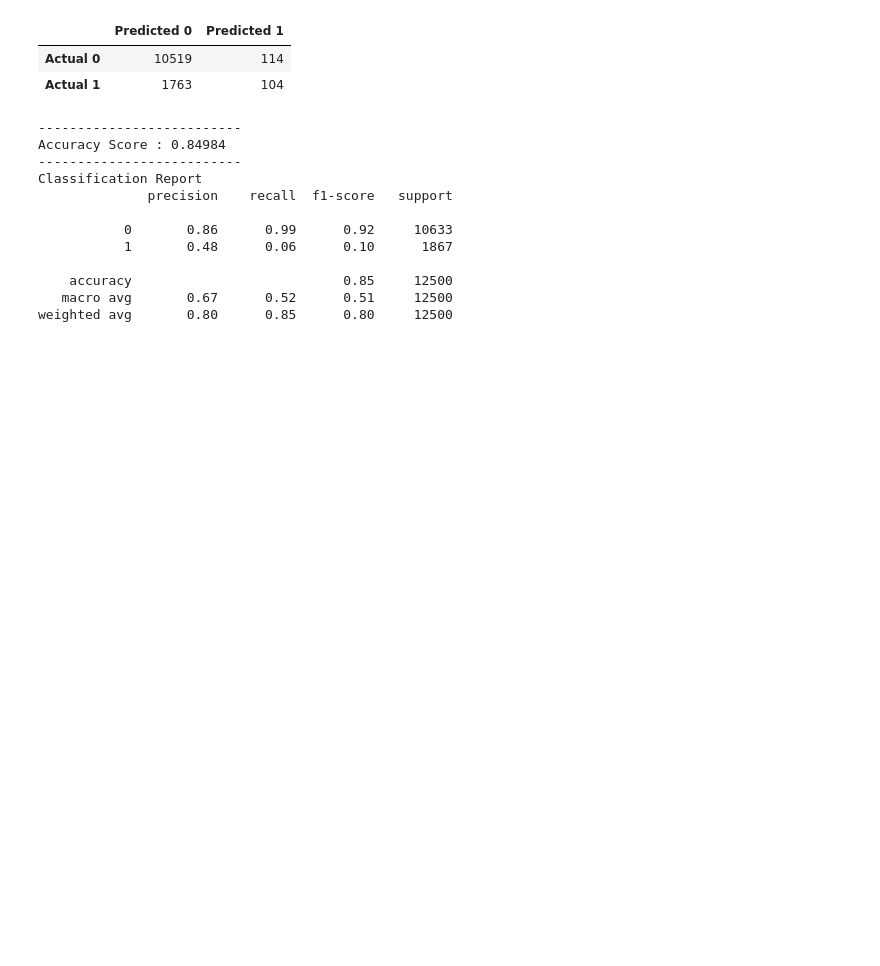
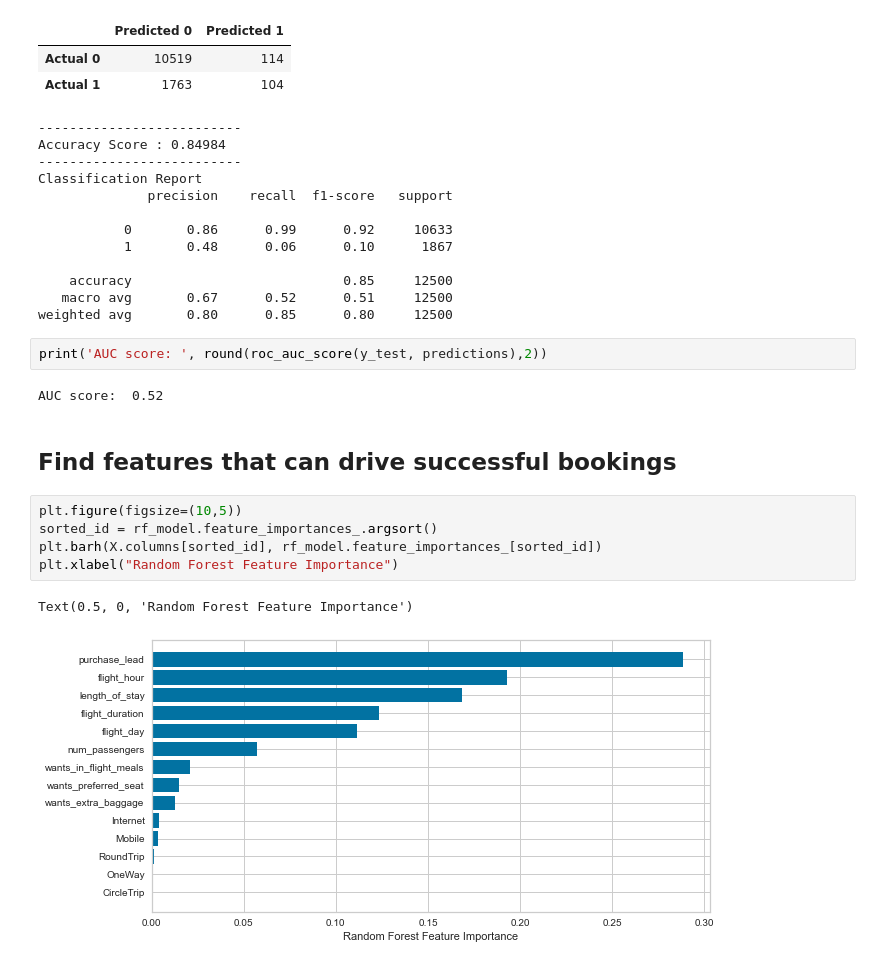
Before and after one commit to MireyNM/British_Airway_Virtual_Internship, a Jupyter notebook: british_airways_task2.ipynb, the cells around one changed output. Cells and saved outputs as stored; diff of their text form; blank space fills up the shorter version.

```diff
--- a/british_airways_task2.ipynb
+++ b/british_airways_task2.ipynb
@@ -458,3 +538,17 @@ Classification Report
     accuracy                           0.85     12500
    macro avg       0.67      0.52      0.51     12500
 weighted avg       0.80      0.85      0.80     12500
+# %%
+print('AUC score: ', round(roc_auc_score(y_test, predictions),2))
+# %% [output]
+AUC score:  0.52
+# %% [markdown]
+## Find features that can drive successful bookings
+# %%
+plt.figure(figsize=(10,5))
+sorted_id = rf_model.feature_importances_.argsort()
+plt.barh(X.columns[sorted_id], rf_model.feature_importances_[sorted_id])
+plt.xlabel("Random Forest Feature Importance")
+# %% [output]
+Text(0.5, 0, 'Random Forest Feature Importance')
+[figure, added]
```
Also changed, not shown: parts of 17 cells of this notebook.
